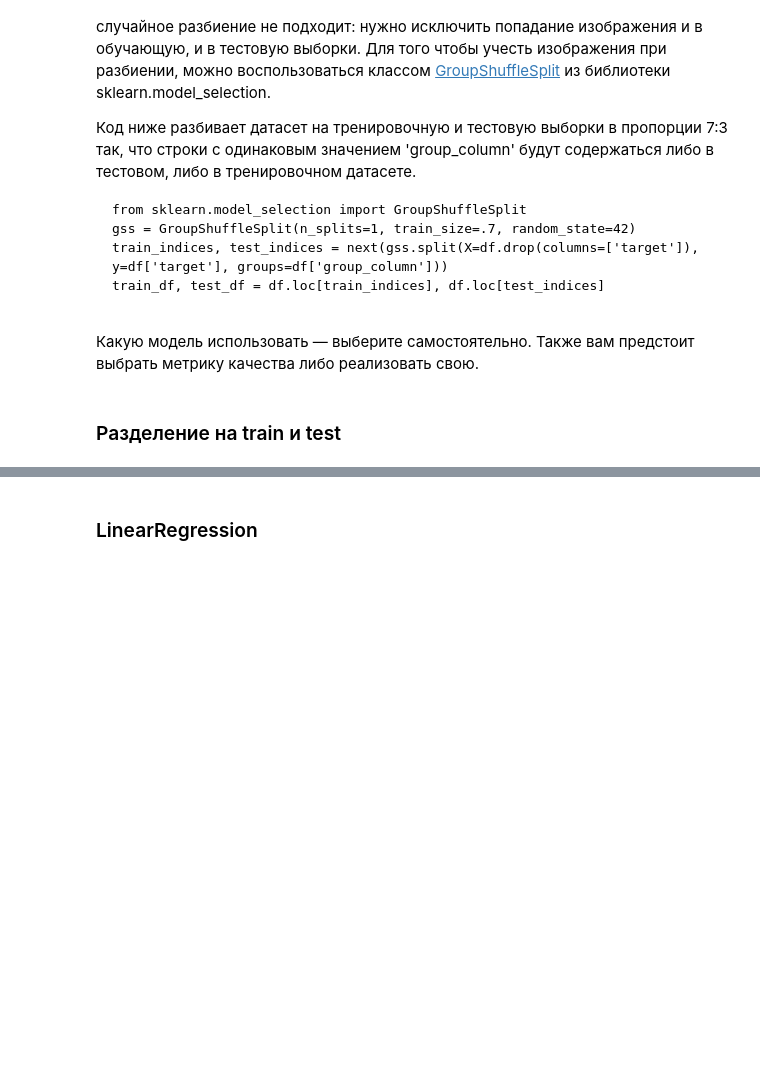
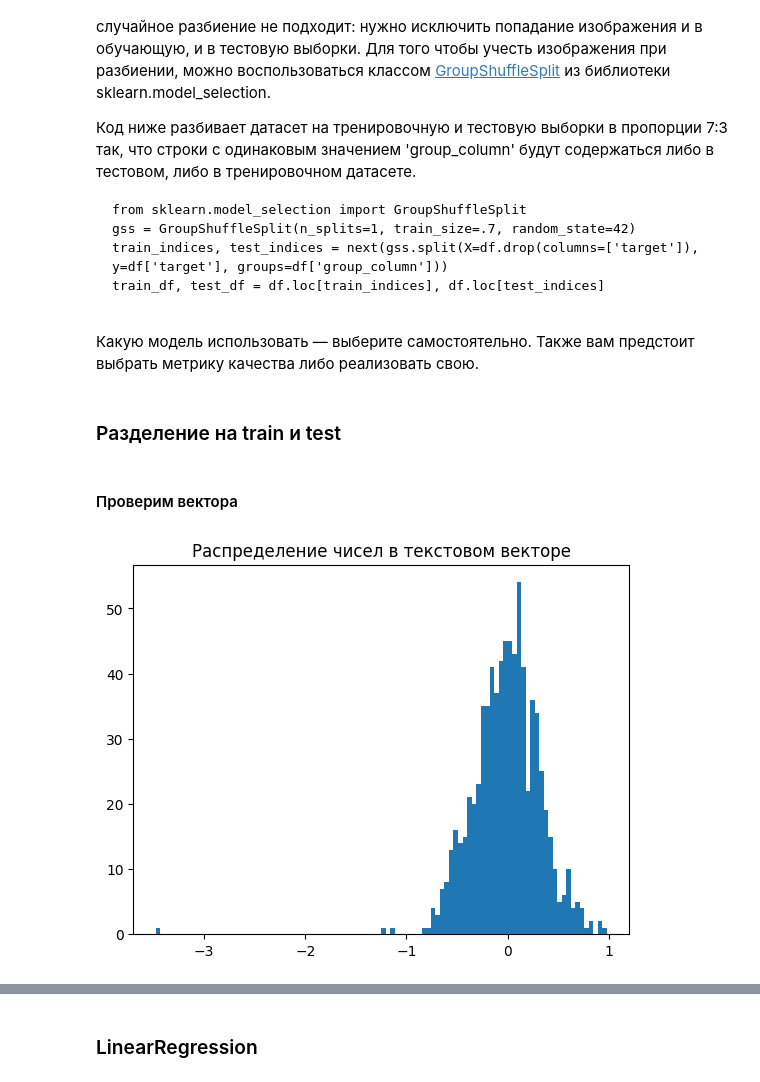
Before and after one commit to akrasnov87/project4, a Jupyter notebook: 7d06bc6b-1477-4e0b-b653-e8eb505aa175.ipynb, the cells around one changed output, grey strips where cells are left out. Drawn from its saved outputs; the diff is of its cells as text; code cells hidden in the pictures; blank space fills up the shorter version.

```diff
--- a/7d06bc6b-1477-4e0b-b653-e8eb505aa175.ipynb
+++ b/7d06bc6b-1477-4e0b-b653-e8eb505aa175.ipynb
@@ -669,2 +766,11 @@ features_test = torch.FloatTensor(list(test_df.loc[:, 'vec'].values))
 target_train = torch.FloatTensor(train_df['positive'].values).reshape(-1, 1)
 target_test = torch.FloatTensor(test_df['positive'].values).reshape(-1, 1)
+# %% [markdown]
+#### Проверим вектора
+# %%
+plt.hist(df.iloc[0]['text2vec'], bins=100)
+
+plt.title('Распределение чисел в текстовом векторе')
+plt.show()
+# %% [output]
+[figure, added]
```
Also changed, not shown: parts of 63 cells of this notebook.
